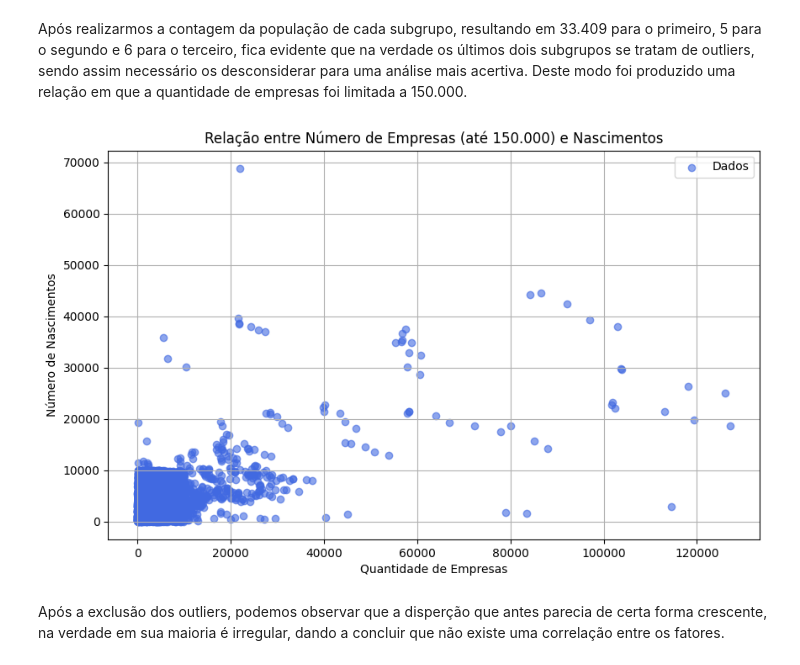
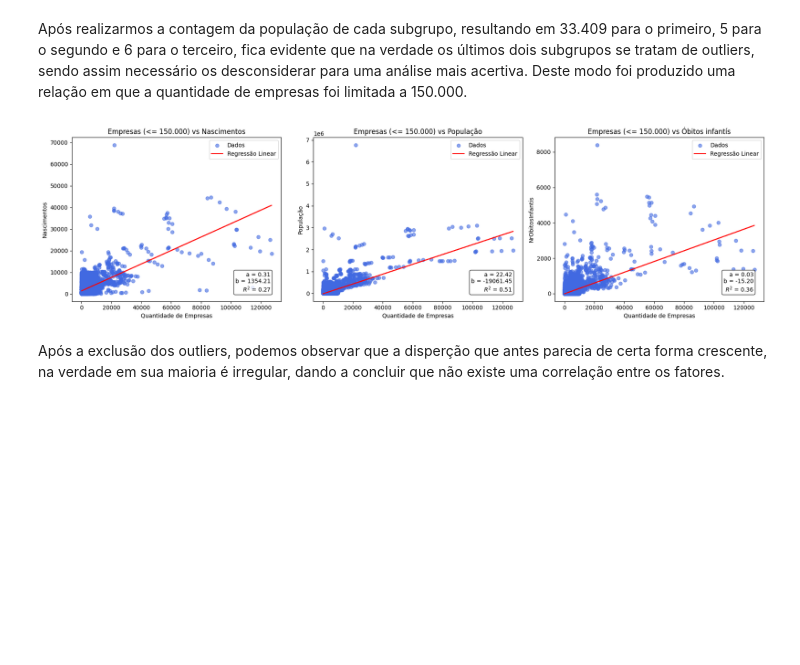
Before and after one commit to anaC-Fernandes/ProjetoDados, a Jupyter notebook: Notebooks/Dataset_Economia.ipynb, the cells around one changed output. Cells and saved outputs as stored; diff of their text form; code cells hidden in the pictures; blank space fills up the shorter version.

```diff
--- a/Notebooks/Dataset_Economia.ipynb
+++ b/Notebooks/Dataset_Economia.ipynb
@@ -227,29 +270,23 @@ plt.show()
 [figure]
 # %% [markdown]
 Após realizarmos a contagem da população de cada subgrupo, resultando em 33.409 para o primeiro, 5 para o segundo e 6 para o terceiro, fica evidente que na verdade os últimos dois subgrupos se tratam de outliers, sendo assim necessário os desconsiderar para uma análise mais acertiva. Deste modo foi produzido uma relação em que a quantidade de empresas foi limitada a 150.000.
-# %%
-df_filtrado = df[['QtEmpresas', 'NrNascimentos']].dropna().copy()
-df_filtrado['QtEmpresas'] = pd.to_numeric(df_filtrado['QtEmpresas'], errors='coerce')
-df_filtrado['NrNascimentos'] = pd.to_numeric(df_filtrado['NrNascimentos'], errors='coerce')
-df_filtrado = df_filtrado.dropna().astype(int)
-
-# Aplicar filtro: apenas empresas entre 0 e 150000
-df_filtrado = df_filtrado[(df_filtrado['QtEmpresas'] >= 0) & (df_filtrado['QtEmpresas'] <= 150000)]
-
-x = df_filtrado['QtEmpresas']
-y = df_filtrado['NrNascimentos']
-
-plt.figure(figsize=(10,6))
-plt.scatter(x, y, color='royalblue', alpha=0.6, label="Dados")
-
-plt.title("Relação entre Número de Empresas (até 150.000) e Nascimentos")
-plt.xlabel("Quantidade de Empresas")
-plt.ylabel("Número de Nascimentos")
-plt.grid(True)
-plt.legend()
-plt.show()
-# %% [output]
-[figure, removed]
+# %%
+# Preparar os dados para os três gráficos
+x1, y1 = preparar_dados(df, 'QtEmpresas', 'NrNascimentos', filtro_x=(0, 150000))
+x2, y2 = preparar_dados(df, 'QtEmpresas', 'Populacao', filtro_x=(0, 150000))
+x3, y3 = preparar_dados(df, 'QtEmpresas', 'NrObitosInfantis', filtro_x=(0, 150000))
+
+# Criar os três gráficos lado a lado
+fig, axs = plt.subplots(1, 3, figsize=(18, 5))
+
+plot_scatter_with_regression(axs[0], x1, y1, "Empresas (<= 150.000) vs Nascimentos", "Quantidade de Empresas", "Nascimentos")
+plot_scatter_with_regression(axs[1], x2, y2, "Empresas (<= 150.000) vs População", "Quantidade de Empresas", "População")
+plot_scatter_with_regression(axs[2], x3, y3, "Empresas (<= 150.000) vs Óbitos infantís", "Quantidade de Empresas", "NrObitosInfantis")
+
+plt.tight_layout()
+plt.show()
+# %% [output]
+[figure, added]
 # %% [markdown]
 Após a exclusão dos outliers, podemos observar que a disperção que antes parecia de certa forma crescente, na verdade em sua maioria é irregular, dando a concluir que não existe uma correlação entre os fatores.
 # %% [markdown]
```
Also changed, not shown: parts of 32 cells of this notebook.
